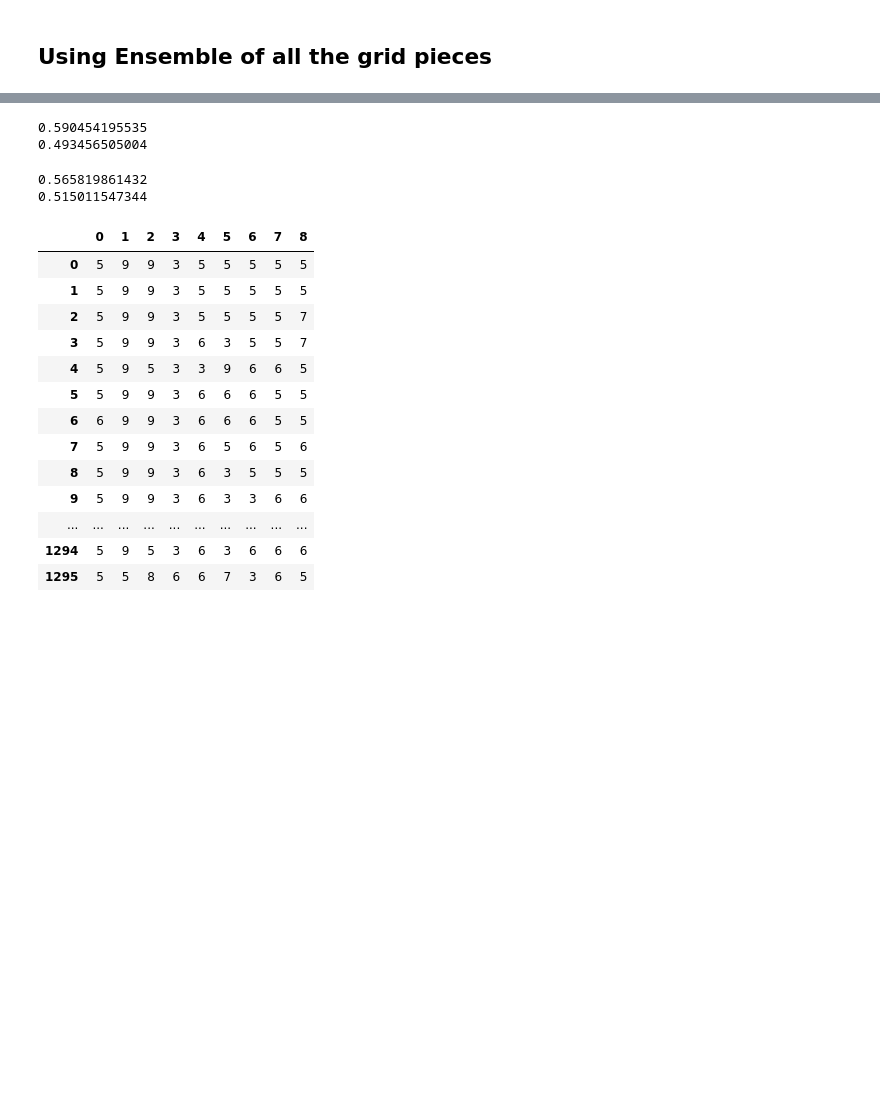
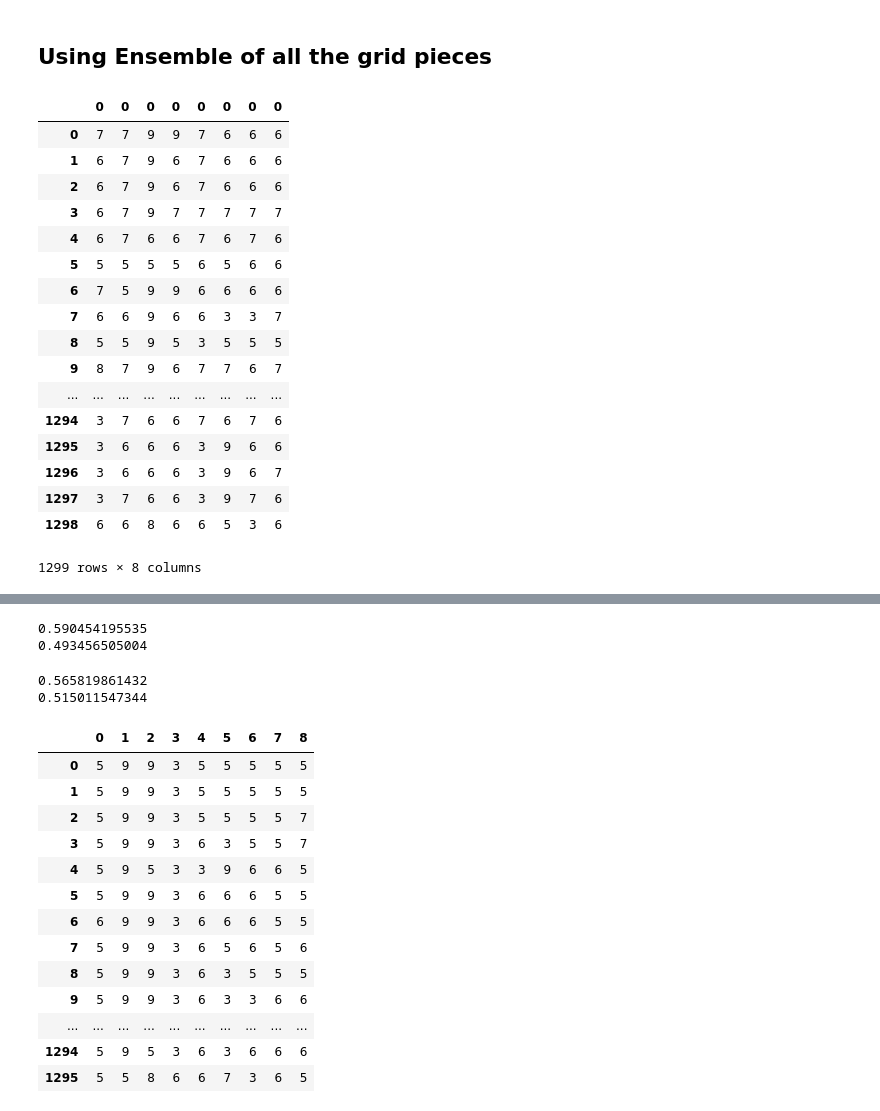
Before and after one commit to rcolomina/wine-challenge, a Jupyter notebook: Triangulization.ipynb, the cells around one changed output, grey strips where cells are left out. Cells and saved outputs as stored; diff of their text form; code cells hidden in the pictures; blank space fills up the shorter version.

```diff
--- a/Triangulization.ipynb
+++ b/Triangulization.ipynb
@@ -320,6 +320,27 @@ y_wild = pd.DataFrame([])
 for clf in clfs:
     temp = clf.predict(X_test)
     y_wild = pd.concat([y_wild, pd.DataFrame(temp)], axis=1)
+# %%
+y_wild
+# %% [output]
+|  | 0 | 0 | 0 | 0 | 0 | 0 | 0 | 0 |
+| 0 | 7 | 7 | 9 | 9 | 7 | 6 | 6 | 6 |
+| 1 | 6 | 7 | 9 | 6 | 7 | 6 | 6 | 6 |
+| 2 | 6 | 7 | 9 | 6 | 7 | 6 | 6 | 6 |
+| 3 | 6 | 7 | 9 | 7 | 7 | 7 | 7 | 7 |
+| 4 | 6 | 7 | 6 | 6 | 7 | 6 | 7 | 6 |
+| 5 | 5 | 5 | 5 | 5 | 6 | 5 | 6 | 6 |
+| 6 | 7 | 5 | 9 | 9 | 6 | 6 | 6 | 6 |
+| 7 | 6 | 6 | 9 | 6 | 6 | 3 | 3 | 7 |
+| 8 | 5 | 5 | 9 | 5 | 3 | 5 | 5 | 5 |
+| 9 | 8 | 7 | 9 | 6 | 7 | 7 | 6 | 7 |
+| ... | ... | ... | ... | ... | ... | ... | ... | ... |
+| 1294 | 3 | 7 | 6 | 6 | 7 | 6 | 7 | 6 |
+| 1295 | 3 | 6 | 6 | 6 | 3 | 9 | 6 | 6 |
+| 1296 | 3 | 6 | 6 | 6 | 3 | 9 | 6 | 7 |
+| 1297 | 3 | 7 | 6 | 6 | 3 | 9 | 7 | 6 |
+| 1298 | 6 | 6 | 8 | 6 | 6 | 5 | 3 | 6 |
+1299 rows × 8 columns
 # %%
 y_mode = y_wild.mode(axis=1)[0].apply(np.rint)
 # %%
```
Also changed, not shown: parts of 14 cells of this notebook, 5 other files.
